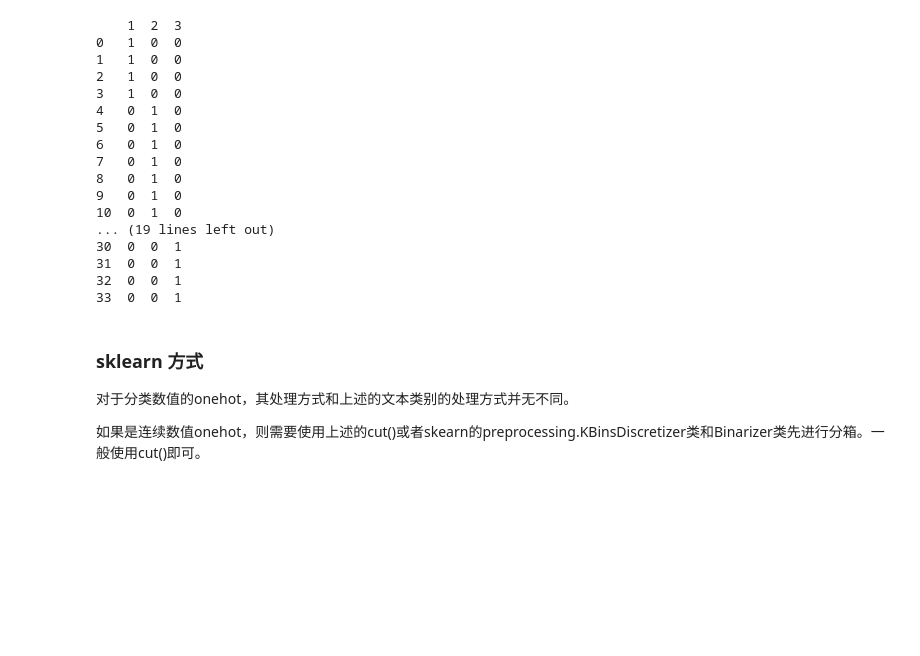
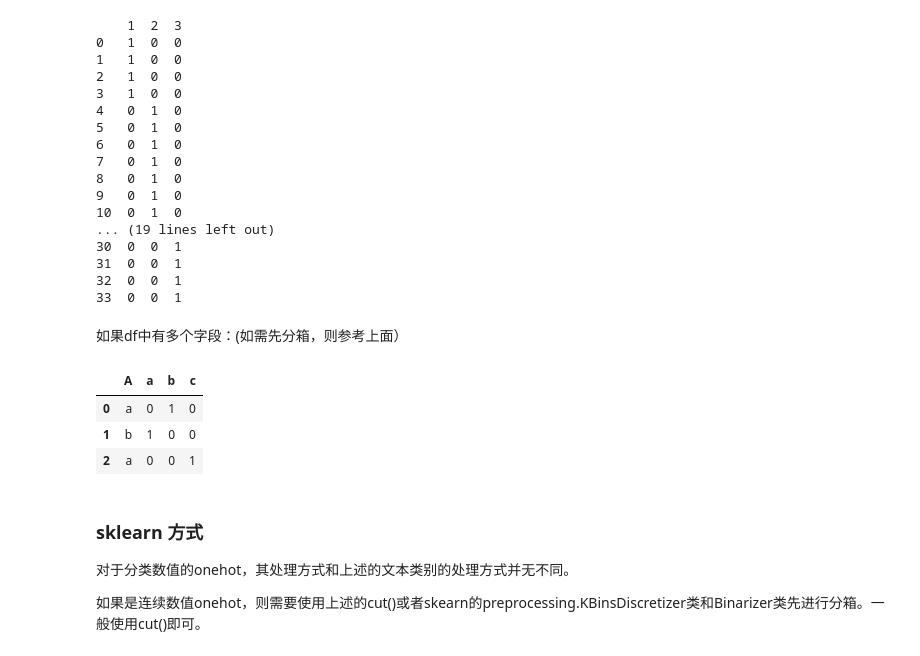
Before and after one commit to lujinhong/gucheng-AI-blog, a Jupyter notebook: 6 sklearn/sklearn系列之2：数据预处理.ipynb, the cells around one changed output. Cells and saved outputs as stored; diff of their text form; code cells hidden in the pictures; blank space fills up the shorter version.

```diff
--- a/6 sklearn/sklearn系列之2：数据预处理.ipynb
+++ b/6 sklearn/sklearn系列之2：数据预处理.ipynb
@@ -518,6 +547,27 @@ print(df_onehot)
 31  0  0  1
 32  0  0  1
 33  0  0  1
+# %% [markdown]
+如果df中有多个字段：(如需先分箱，则参考上面）
+# %%
+
+df = pd.DataFrame({
+          'A':['a','b','a'],
+          'B':['b','a','c']
+        })
+
+# Get one hot encoding of columns B
+one_hot = pd.get_dummies(df['B'])
+# Drop column B as it is now encoded
+df = df.drop('B',axis = 1)
+# Join the encoded df
+df = df.join(one_hot)
+print(df)
+# %% [output]
+|  | A | a | b | c |
+| 0 | a | 0 | 1 | 0 |
+| 1 | b | 1 | 0 | 0 |
+| 2 | a | 0 | 0 | 1 |
 # %% [markdown]
 ### sklearn 方式
 
```
Also changed, not shown: parts of 5 cells of this notebook.
